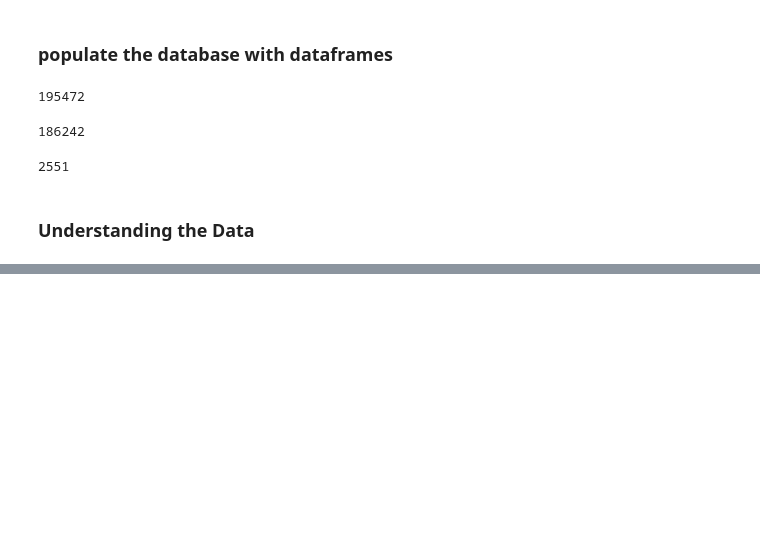
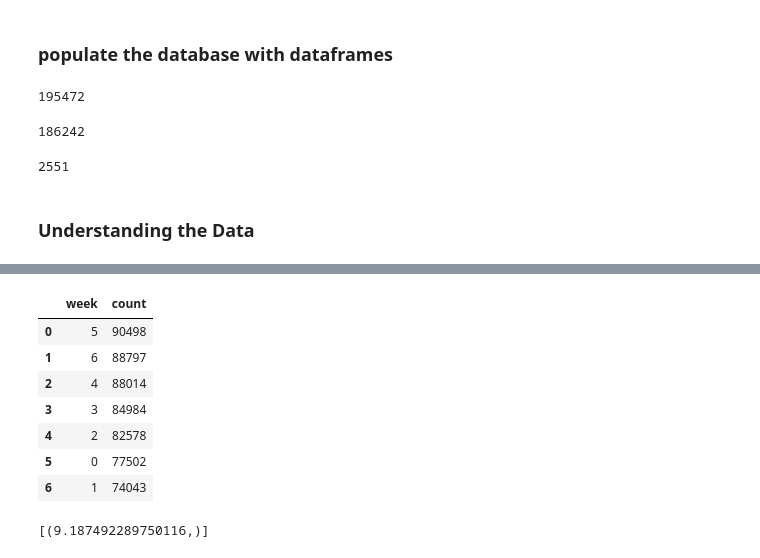
Before and after one commit to wangyf99/final-project, a Jupyter notebook: Group_project.ipynb, the cells around one changed output, grey strips where cells are left out. Drawn from its saved outputs; the diff is of its cells as text; code cells hidden in the pictures; blank space fills up the shorter version.

```diff
--- a/Group_project.ipynb
+++ b/Group_project.ipynb
@@ -730,0 +821,7 @@ query_1_hourly_popularity = """
+# %%
+query_2_uber_weekly_popularity = """
+SELECT strftime("%w", pickup_datetime) as week, count(*) as count
+FROM uber_data
+GROUP BY week
+ORDER BY count desc
+"""
@@ -731 +830,12 @@ query_1_hourly_popularity = """
+# %%
+pd.read_sql_query(query_2_uber_weekly_popularity, engine)
+# %% [output]
+|  | week | count |
+| 0 | 5 | 90498 |
+| 1 | 6 | 88797 |
+| 2 | 4 | 88014 |
+| 3 | 3 | 84984 |
+| 4 | 2 | 82578 |
+| 5 | 0 | 77502 |
+| 6 | 1 | 74043 |
 # %%
@@ -732,0 +862,4 @@ query_1_hourly_popularity = """
+# %%
+engine.execute(query_3_percentile_distance).fetchall()
+# %% [output]
+[(9.187492289750116,)]
```
Also changed, not shown: parts of 22 cells of this notebook, 6 other files.
